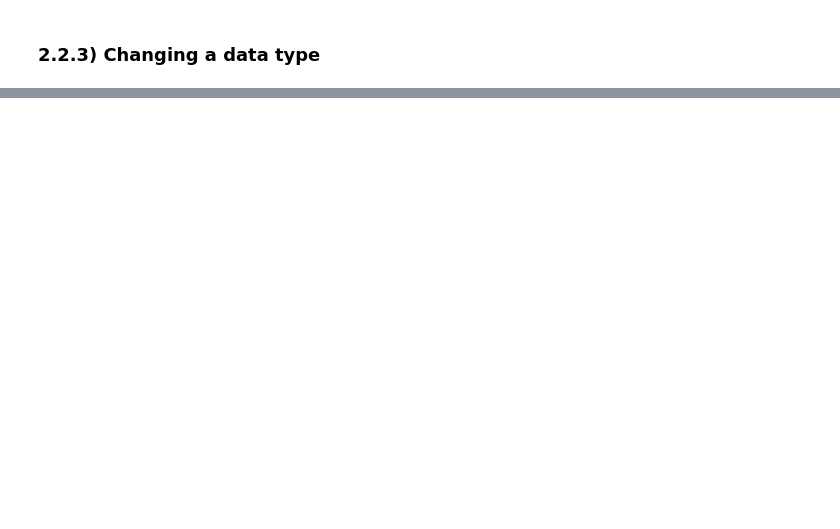
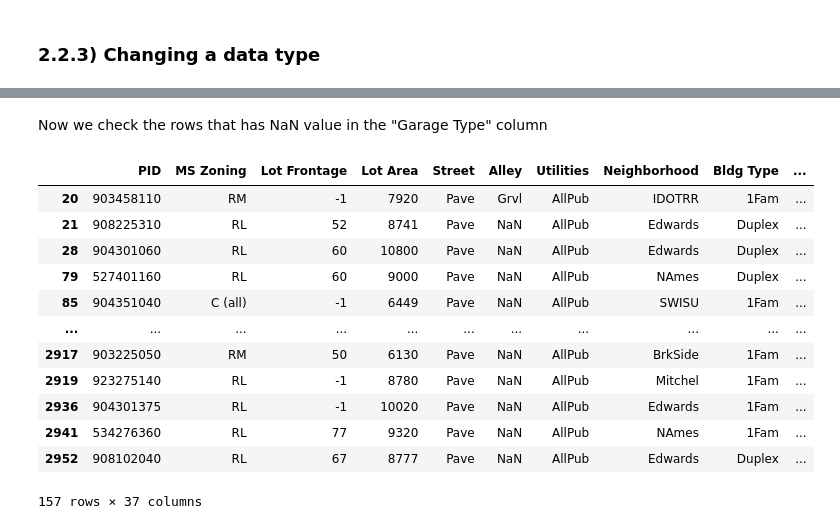
Before and after one commit to BigSamu/Coding_Dojo_Data_Science_Excercises, a Jupyter notebook: 02_Pandas_for_Data_Manipulation/P6_CRISP-DM_Initial_Inspection.ipynb, the cells around one changed output, grey strips where cells are left out. Drawn from its saved outputs; the diff is of its cells as text; code cells hidden in the pictures; blank space fills up the shorter version.

```diff
--- a/02_Pandas_for_Data_Manipulation/P6_CRISP-DM_Initial_Inspection.ipynb
+++ b/02_Pandas_for_Data_Manipulation/P6_CRISP-DM_Initial_Inspection.ipynb
@@ -281,0 +232,8 @@ profit_by_student.sum()
+# %%
+# Create a dictionary using old column name : new column name format
+rename_dict = {"Year Remod/Add":"Year Remodeled",
+               "Bsmt Unf SF": "Bsmt Unf Sqft",
+               "Total Bsmt SF": "Total Bsmnt Sqft",
+               "TotRms AbvGrd": "Total Rooms",
+               "Gr Liv Area":"Living Area Sqft"}
+rename_dict
@@ -281,0 +248,4 @@ profit_by_student.sum()
+# %%
+# dictionary substitution using rename method
+df = df.rename(rename_dict,axis=1)
+df.head()
@@ -281,0 +331,5 @@ profit_by_student.sum()
+# %%
+# Remove duplicates
+df = df.drop_duplicates()
+# Check if there are any duplicates
+df.duplicated().sum()
@@ -281,0 +537,4 @@ profit_by_student.sum()
+# %%
+# Create filter of NaN for column "Garage Type"
+null_garage_type = df['Garage Type'].isna()
+null_garage_type
@@ -281,0 +554,19 @@ profit_by_student.sum()
+# %% [markdown]
+Now we check the rows that has NaN value in the "Garage Type" column
+# %%
+# Using the filter and show rows
+df[null_garage_type]
+# %% [output]
+|  | PID | MS Zoning | Lot Frontage | Lot Area | Street | Alley | Utilities | Neighborhood | Bldg Type | ... |
+| 20 | 903458110 | RM | -1 | 7920 | Pave | Grvl | AllPub | IDOTRR | 1Fam | ... |
+| 21 | 908225310 | RL | 52 | 8741 | Pave | NaN | AllPub | Edwards | Duplex | ... |
+| 28 | 904301060 | RL | 60 | 10800 | Pave | NaN | AllPub | Edwards | Duplex | ... |
+| 79 | 527401160 | RL | 60 | 9000 | Pave | NaN | AllPub | NAmes | Duplex | ... |
+| 85 | 904351040 | C (all) | -1 | 6449 | Pave | NaN | AllPub | SWISU | 1Fam | ... |
+| ... | ... | ... | ... | ... | ... | ... | ... | ... | ... | ... |
+| 2917 | 903225050 | RM | 50 | 6130 | Pave | NaN | AllPub | BrkSide | 1Fam | ... |
+| 2919 | 923275140 | RL | -1 | 8780 | Pave | NaN | AllPub | Mitchel | 1Fam | ... |
+| 2936 | 904301375 | RL | -1 | 10020 | Pave | NaN | AllPub | Edwards | 1Fam | ... |
+| 2941 | 534276360 | RL | 77 | 9320 | Pave | NaN | AllPub | NAmes | 1Fam | ... |
+| 2952 | 908102040 | RL | 67 | 8777 | Pave | NaN | AllPub | Edwards | Duplex | ... |
+157 rows × 37 columns
```
Also changed, not shown: parts of 146 cells of this notebook.
